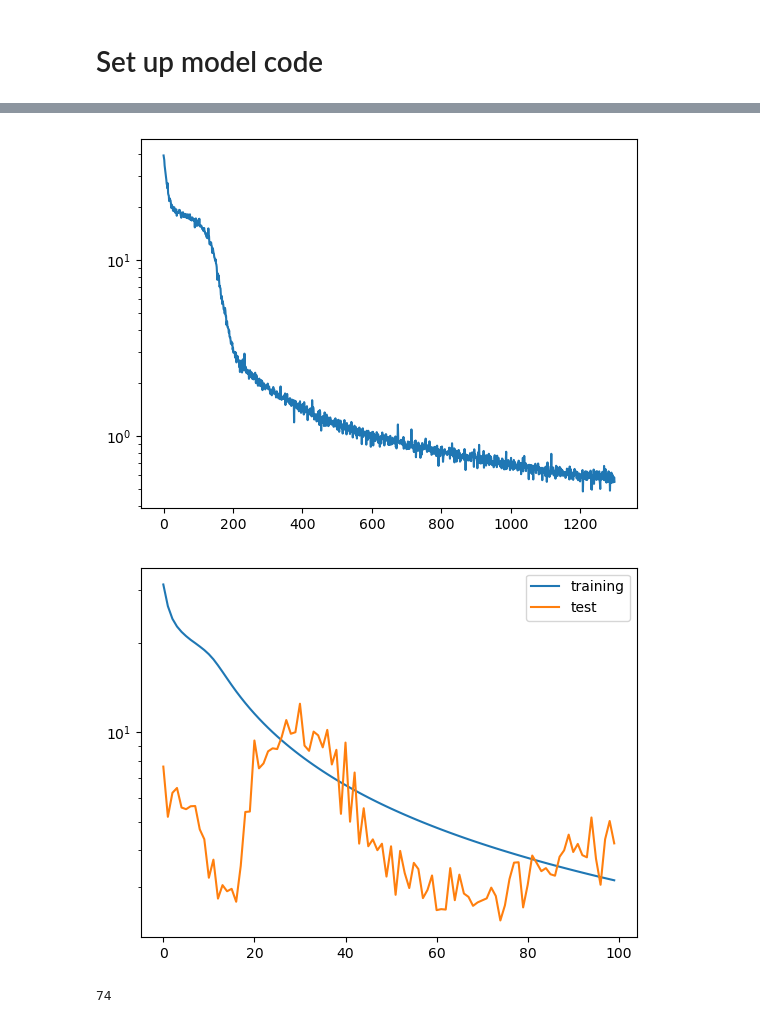
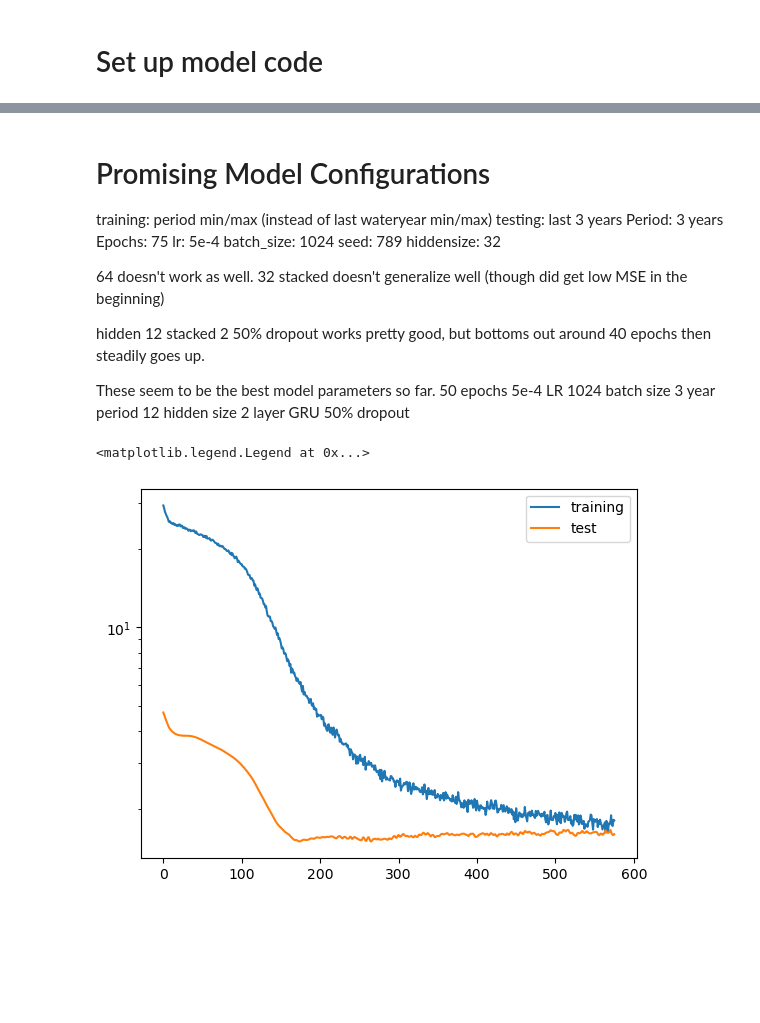
Before and after one commit to scoutiii/BearLakeData, a Jupyter notebook: Model.ipynb, the cells around one changed output, grey strips where cells are left out. Cells and saved outputs as stored; diff of their text form; code cells hidden in the pictures; blank space fills up the shorter version.

Commit message:
Made final model

```diff
--- a/Model.ipynb
+++ b/Model.ipynb
@@ -151,0 +284,20 @@ class BearLakeDataset(Dataset):
+# %%
+n_test_years = 5
+period = (n_test_years+2)*365+2
+daily = pd.read_csv("/home/ScoutJarman/Code/ILWA/data/other/Daily.csv", parse_dates=['date'])
+daily_train = daily.iloc[:-period].reset_index(drop=True)
+daily_test = daily.iloc[-period:].reset_index(drop=True)
+daily_test
+
+period = 3
+dataset_train = BearLakeDataset(daily_train, period_days=period*365, use_wateryear=False)
+scaler = dataset_train.scaler
+
+dataset_train = BearLakeWaterYear(daily_train, period, scaler)
+# len(dataset_train)
+dataloader = DataLoader(dataset_train, batch_size=1024, shuffle=True)
+
+dataset_test = BearLakeWaterYear(daily_test, period, scaler)
+dataloader_test = DataLoader(dataset_test, batch_size=n_test_years, shuffle=False)
+
+dataset_test[0]
@@ -154,14 +315,13 @@ class BearLakeDataset(Dataset):
 # %%
 # Define the GRU model
 class GRU_MME(nn.Module):
-    def __init__(self, input_size=80, hidden_size=32, output_size=2, num_layers=1, dropout=0.5,
+    def __init__(self, input_size=80, hidden_size=12, output_size=2, num_layers=2, dropout=0.50,
                  scale=20, shift=5914.26):
         super(GRU_MME, self).__init__()
         self.scale = scale
         self.shift = shift
 
-        self.gru = nn.GRU(input_size, hidden_size, num_layers, batch_first=True)
-        # self.bn = nn.BatchNorm1d(hidden_size)
+        self.gru = nn.GRU(input_size, hidden_size, num_layers, batch_first=True, dropout=dropout)
         self.act = nn.Tanh()
         self.do = nn.Dropout(dropout)
         self.fc = nn.Linear(hidden_size, output_size)
@@ -174,8 +334,6 @@ class GRU_MME(nn.Module):
         h0 = torch.zeros(self.gru.num_layers, x.size(0), self.gru.hidden_size).to(x.device)
         # Forward pass through GRU layer
         out, _ = self.gru(x, h0.detach())
-        # linear_outputs = torch.stack([self.scale * self.serial(out[:, i, :]) + self.shift for i in range(out.size(1))], dim=1)
         linear_outputs = self.scale * self.serial(out) + self.shift
         std, mean = torch.std_mean(linear_outputs, dim=1)
-        # out = self.scale * self.serial(out[:, -1, :]) + self.shift
         return mean, std
@@ -288,0 +340,25 @@ Testing loss: 3.2346
+# %% [markdown]
+# Promising Model Configurations
+
+training: period min/max (instead of last wateryear min/max)
+testing: last 3 years
+Period: 3 years
+Epochs: 75
+lr: 5e-4
+batch_size: 1024
+seed: 789
+hiddensize: 32
+
+64 doesn't work as well.
+32 stacked doesn't generalize well (though did get low MSE in the beginning)
+
+hidden 12 stacked 2 50% dropout works pretty good, but bottoms out around 40 epochs then steadily goes up.
+
+These seem to be the best model parameters so far.
+50 epochs
+5e-4 LR
+1024 batch size
+3 year period
+12 hidden size
+2 layer GRU
+50% dropout
@@ -289,16 +476,9 @@ Testing loss: 3.2346
 # %%
-plt.plot(training_loss_all)
-plt.yscale("log")
-plt.show()
-
 plt.plot(training_loss_epoch, label='training')
 plt.plot(testing_loss_epoch, label='test')
+plt.yscale("log")
 plt.legend()
-plt.yscale("log")
+# plt.savefig("WithPreTraining.png")
 # %% [output]
+<matplotlib.legend.Legend at 0x...>
-[figure, old version]
+[figure, new version]
-[figure, removed]
-# %%
-np.argmin(testing_loss_epoch)
-# %% [output]
-74
```
Also changed, not shown: parts of 21 cells of this notebook, 5 other files.
